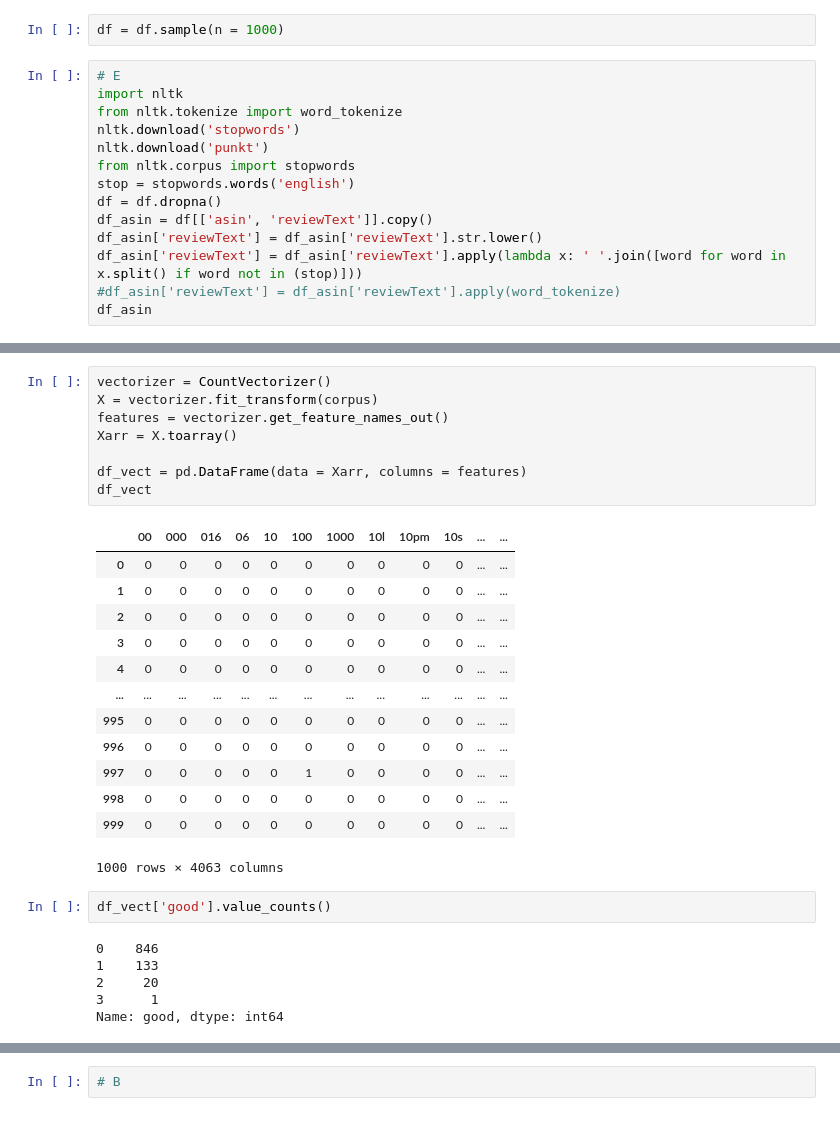
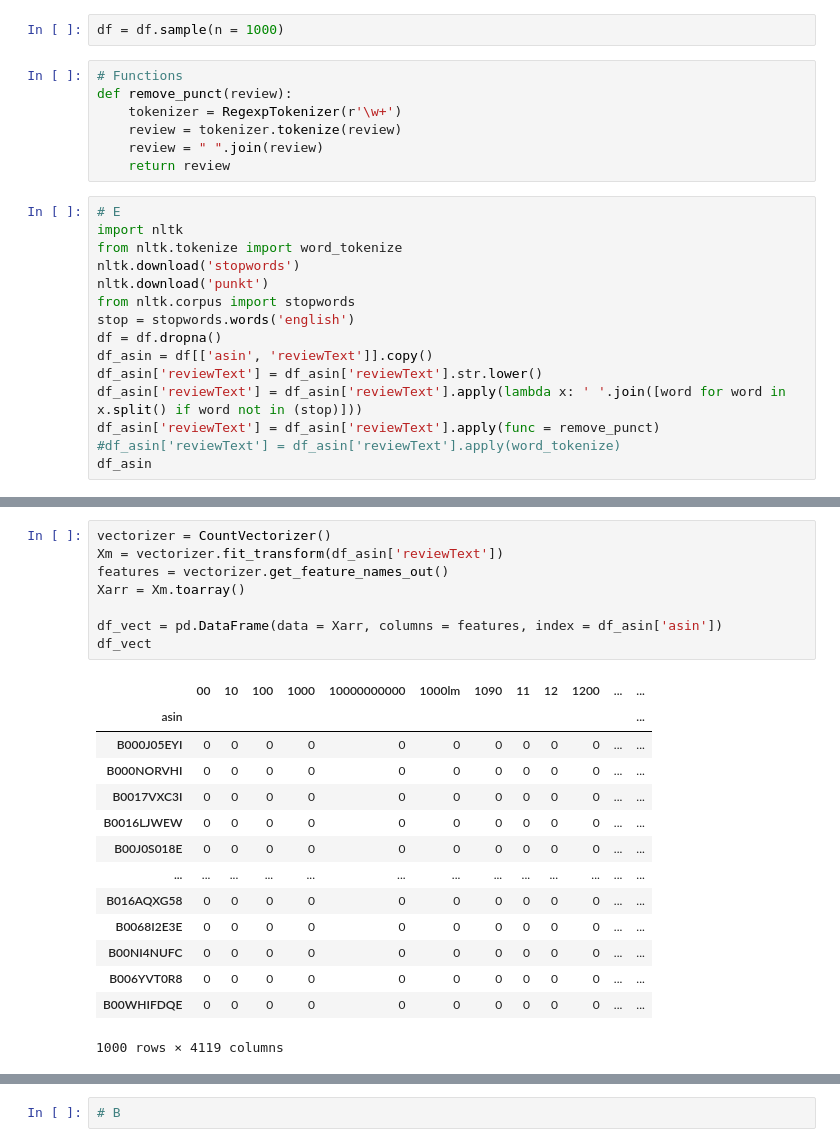
Before and after one commit to bofanh/CSCI_626_Information_Retrieval, a Jupyter notebook: IRProject.ipynb, the cells around one changed output, grey strips where cells are left out. Cells and saved outputs as stored; diff of their text form.

```diff
--- a/IRProject.ipynb
+++ b/IRProject.ipynb
@@ -21,6 +23,13 @@ df.head()
 | 456 | 5 | 7245456275 | I run a small fitness company and... | 5 LBS band review | 1288569600 |
 # %%
 df = df.sample(n = 1000)
+# %%
+# Functions
+def remove_punct(review):
+    tokenizer = RegexpTokenizer(r'\w+')
+    review = tokenizer.tokenize(review)
+    review = " ".join(review)
+    return review
 # %%
 # E
 import nltk
@@ -33,6 +42,7 @@ df = df.dropna()
 df_asin = df[['asin', 'reviewText']].copy()
 df_asin['reviewText'] = df_asin['reviewText'].str.lower()
 df_asin['reviewText'] = df_asin['reviewText'].apply(lambda x: ' '.join([word for word in x.split() if word not in (stop)]))
+df_asin['reviewText'] = df_asin['reviewText'].apply(func = remove_punct)
 #df_asin['reviewText'] = df_asin['reviewText'].apply(word_tokenize)
 df_asin
 # %% [output]
@@ -112,30 +140,23 @@ corpus
 # %%
 vectorizer = CountVectorizer()
-X = vectorizer.fit_transform(corpus)
+Xm = vectorizer.fit_transform(df_asin['reviewText'])
 features = vectorizer.get_feature_names_out()
-Xarr = X.toarray()
+Xarr = Xm.toarray()
 
-df_vect = pd.DataFrame(data = Xarr, columns = features)
+df_vect = pd.DataFrame(data = Xarr, columns = features, index = df_asin['asin'])
 df_vect
 # %% [output]
-|  | 00 | 000 | 016 | 06 | 10 | 100 | 1000 | 10l | 10pm | 10s | ... | ... |
-| 0 | 0 | 0 | 0 | 0 | 0 | 0 | 0 | 0 | 0 | 0 | ... | ... |
-| 1 | 0 | 0 | 0 | 0 | 0 | 0 | 0 | 0 | 0 | 0 | ... | ... |
-| 2 | 0 | 0 | 0 | 0 | 0 | 0 | 0 | 0 | 0 | 0 | ... | ... |
-| 3 | 0 | 0 | 0 | 0 | 0 | 0 | 0 | 0 | 0 | 0 | ... | ... |
-| 4 | 0 | 0 | 0 | 0 | 0 | 0 | 0 | 0 | 0 | 0 | ... | ... |
+|  | 00 | 10 | 100 | 1000 | 10000000000 | 1000lm | 1090 | 11 | 12 | 1200 | ... | ... |
+| asin |  |  |  |  |  |  |  |  |  |  |  | ... |
+| B000J05EYI | 0 | 0 | 0 | 0 | 0 | 0 | 0 | 0 | 0 | 0 | ... | ... |
+| B000NORVHI | 0 | 0 | 0 | 0 | 0 | 0 | 0 | 0 | 0 | 0 | ... | ... |
+| B0017VXC3I | 0 | 0 | 0 | 0 | 0 | 0 | 0 | 0 | 0 | 0 | ... | ... |
+| B0016LJWEW | 0 | 0 | 0 | 0 | 0 | 0 | 0 | 0 | 0 | 0 | ... | ... |
+| B00J0S018E | 0 | 0 | 0 | 0 | 0 | 0 | 0 | 0 | 0 | 0 | ... | ... |
 | ... | ... | ... | ... | ... | ... | ... | ... | ... | ... | ... | ... | ... |
-| 995 | 0 | 0 | 0 | 0 | 0 | 0 | 0 | 0 | 0 | 0 | ... | ... |
-| 996 | 0 | 0 | 0 | 0 | 0 | 0 | 0 | 0 | 0 | 0 | ... | ... |
-| 997 | 0 | 0 | 0 | 0 | 0 | 1 | 0 | 0 | 0 | 0 | ... | ... |
-| 998 | 0 | 0 | 0 | 0 | 0 | 0 | 0 | 0 | 0 | 0 | ... | ... |
-| 999 | 0 | 0 | 0 | 0 | 0 | 0 | 0 | 0 | 0 | 0 | ... | ... |
+| B016AQXG58 | 0 | 0 | 0 | 0 | 0 | 0 | 0 | 0 | 0 | 0 | ... | ... |
+| B0068I2E3E | 0 | 0 | 0 | 0 | 0 | 0 | 0 | 0 | 0 | 0 | ... | ... |
+| B00NI4NUFC | 0 | 0 | 0 | 0 | 0 | 0 | 0 | 0 | 0 | 0 | ... | ... |
+| B006YVT0R8 | 0 | 0 | 0 | 0 | 0 | 0 | 0 | 0 | 0 | 0 | ... | ... |
+| B00WHIFDQE | 0 | 0 | 0 | 0 | 0 | 0 | 0 | 0 | 0 | 0 | ... | ... |
-1000 rows × 4063 columns
+1000 rows × 4119 columns
-# %%
-df_vect['good'].value_counts()
-# %% [output]
-0    846
-1    133
-2     20
-3      1
-Name: good, dtype: int64
```
Also changed, not shown: parts of 6 cells of this notebook.
